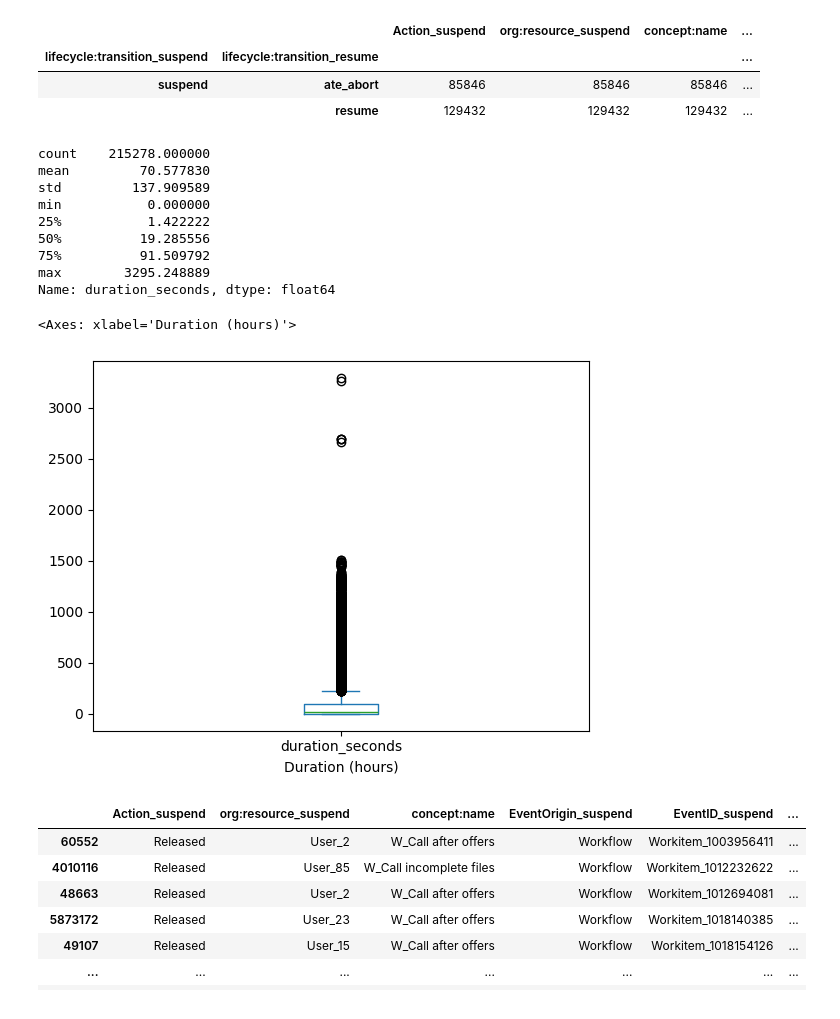
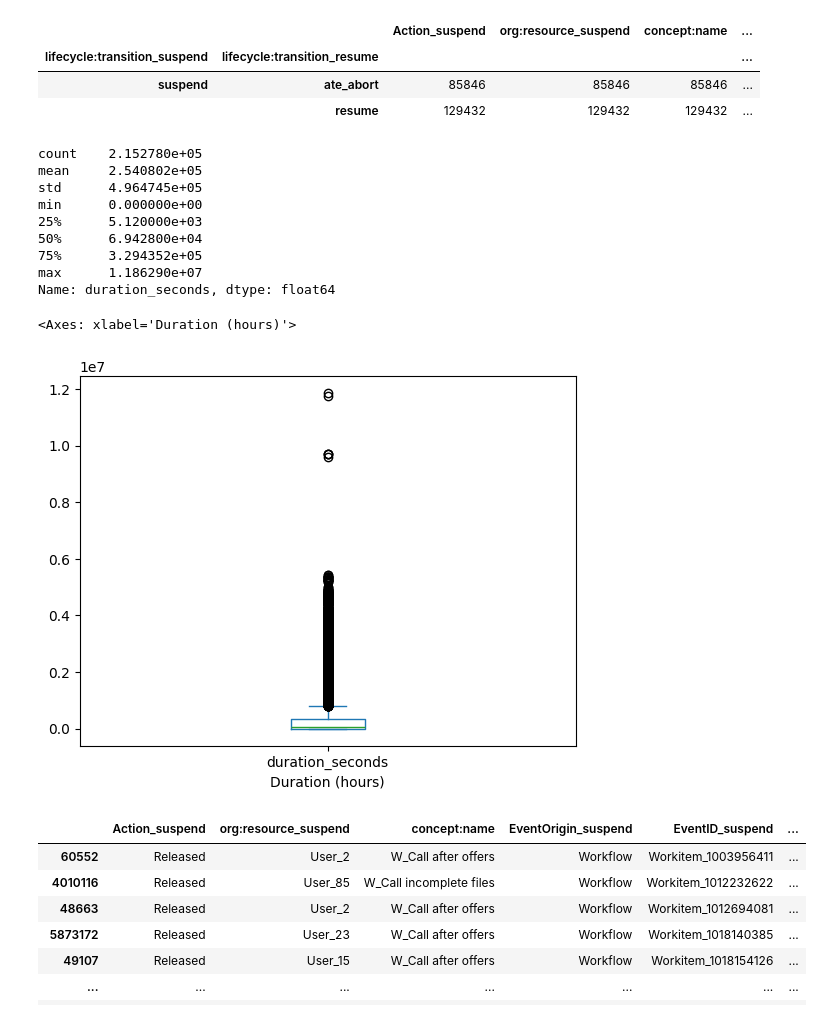
Before and after one commit to ltsstar/TaskExecutionTimeMining, a Jupyter notebook: src/notebooks/BPIC_2017/BPIC_2017_event_log_waiting_transformer-suspend.ipynb, the cells around one changed output. Cells and saved outputs as stored; diff of their text form; code cells hidden in the pictures.

```diff
--- a/src/notebooks/BPIC_2017/BPIC_2017_event_log_waiting_transformer-suspend.ipynb
+++ b/src/notebooks/BPIC_2017/BPIC_2017_event_log_waiting_transformer-suspend.ipynb
@@ -74,22 +74,22 @@ waiting_time_event_log.groupby(['lifecycle:transition_suspend', 'lifecycle:trans
 | suspend | ate_abort | 85846 | 85846 | 85846 | ... |
 |  | resume | 129432 | 129432 | 129432 | ... |
 # %%
-(waiting_time_event_log['duration_seconds']/3600).describe()
+(waiting_time_event_log['duration_seconds']).describe()
 # %% [output]
-count    215278.000000
-mean         70.577830
-std         137.909589
-min           0.000000
-25%           1.422222
-50%          19.285556
-75%          91.509792
-max        3295.248889
+count    2.152780e+05
+mean     2.540802e+05
+std      4.964745e+05
+min      0.000000e+00
+25%      5.120000e+03
+50%      6.942800e+04
+75%      3.294352e+05
+max      1.186290e+07
 Name: duration_seconds, dtype: float64
 # %%
-(waiting_time_event_log['duration_seconds']/3600).plot.box(xlabel='Duration (hours)')
+(waiting_time_event_log['duration_seconds']).plot.box(xlabel='Duration (hours)')
 # %% [output]
 <Axes: xlabel='Duration (hours)'>
-[figure, old version]
+[figure, new version]
 # %%
 waiting_time_event_log[waiting_time_event_log['duration_seconds'] > 1000*3600]
 # %% [output]
```
Also changed, not shown: 17 other files.
